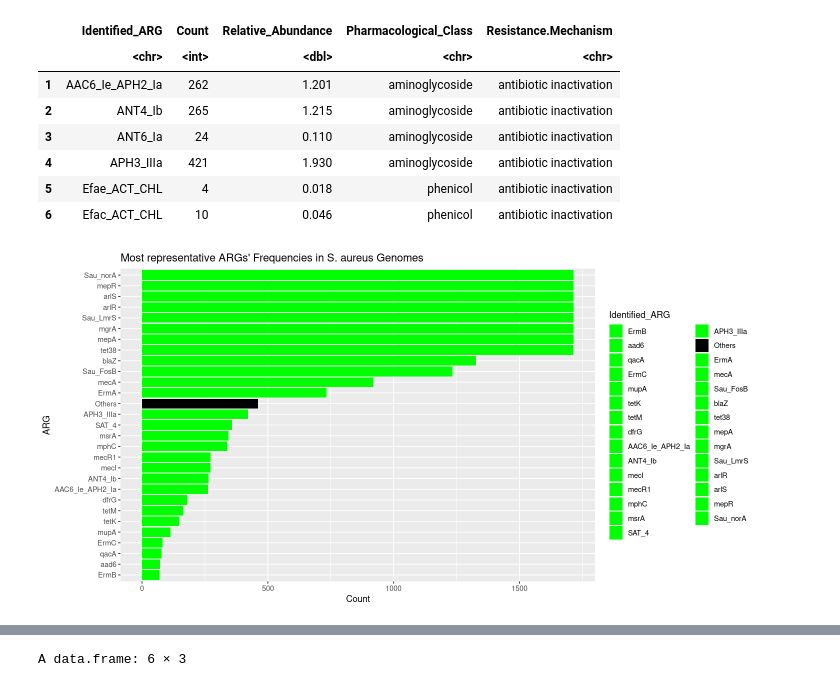
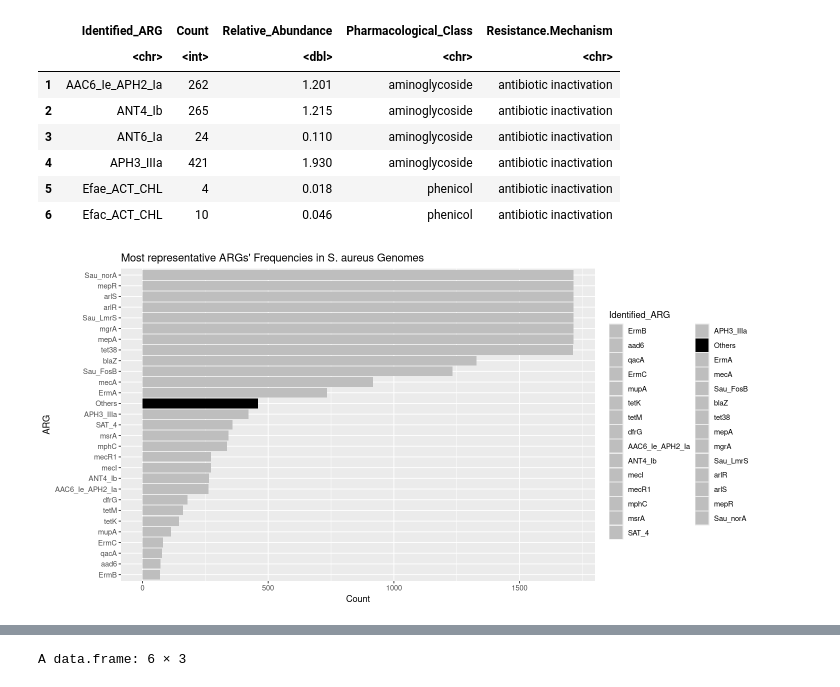
Before and after one commit to joaoordine/saureus_global_crosscomparison, a Jupyter notebook: 05.Visualizing_ABRICATE_output.ipynb, the cells around one changed output, grey strips where cells are left out. Drawn from its saved outputs; the diff is of its cells as text; code cells hidden in the pictures.

```diff
--- a/05.Visualizing_ABRICATE_output.ipynb
+++ b/05.Visualizing_ABRICATE_output.ipynb
@@ -233,34 +238,34 @@ A data.frame: 6 × 5
 | 5 | Efae_ACT_CHL | 4 | 0.018 | phenicol | antibiotic inactivation |
 | 6 | Efac_ACT_CHL | 10 | 0.046 | phenicol | antibiotic inactivation |
 # %%
-### Filter the data to include only counts greater than 70
+### Filter the data to include only counts greater than or equal to 70
 filtered70_ARG_count <- subset(ARGs_descript_list, Count >= 70)
 
-### Create a new category 'Others' for ARGs with Count 80 or less
+### Create a new category 'Others' for ARGs with Count below 70
 others_ARG_count <- data.frame(Count = sum(ARGs_descript_list$Count[ARGs_descript_list$Count < 70]),
                           Identified_ARG = "Others")
 
 ### Create an additional row with 'Others' count values  - columns must be the same from filtered70_ARG_count
 new_row <- data.frame(Identified_ARG = "Others", Count = 460, Relative_Abundance = "NA", Pharmacological_Class = "NA", Resistance.Mechanism = "NA")
 
 ### Combine the filtered data and 'Others' data
 combined_data <- rbind(filtered70_ARG_count, new_row)
 
 ### Create a custom color palette
 my_colors <- c("Others" = "black")
 
 unique_ARGs <- unique(filtered70_ARG_count$Identified_ARG)
 for (ARG in unique_ARGs) {
-    my_colors <- c(my_colors, setNames("green", ARG))
+    my_colors <- c(my_colors, setNames("gray", ARG))
 }
 
 ### Reorder Identified_ARG by Count in ascending order
 combined_data$Identified_ARG <- reorder(combined_data$Identified_ARG, combined_data$Count)
 
 ### Create the barplot with different fill colors
 ggplot(combined_data, aes(x = Count, y = Identified_ARG, fill = Identified_ARG)) +
     geom_bar(stat = "identity") +
     labs(title = "Most representative ARGs' Frequencies in S. aureus Genomes", x = "Count", y = "ARG") +
     scale_fill_manual(values = my_colors)
 # %% [output]
-[figure, old version]
+[figure, new version]
```
Also changed, not shown: parts of 16 cells of this notebook.
